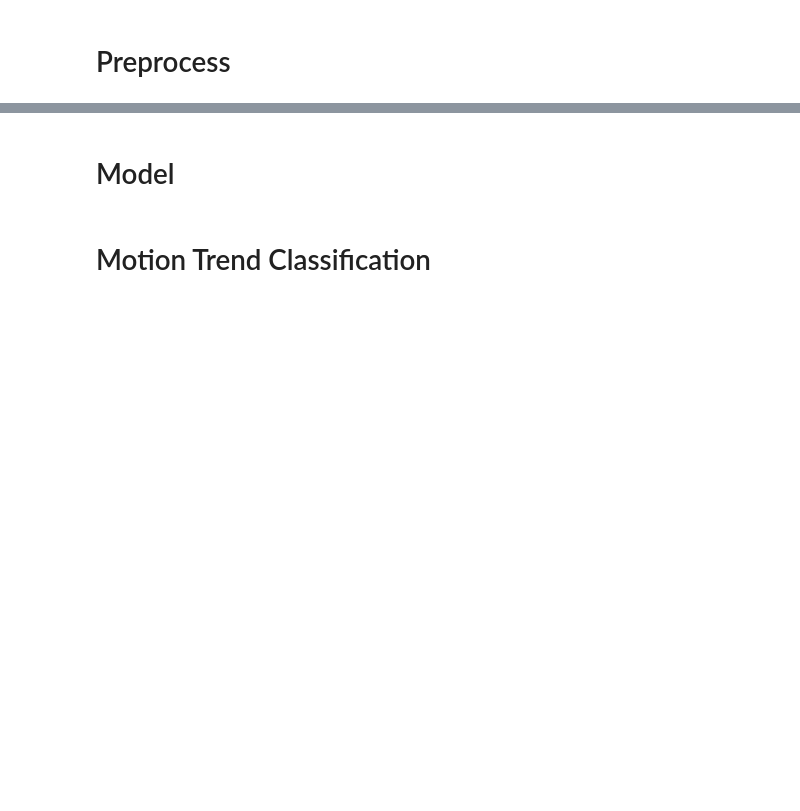
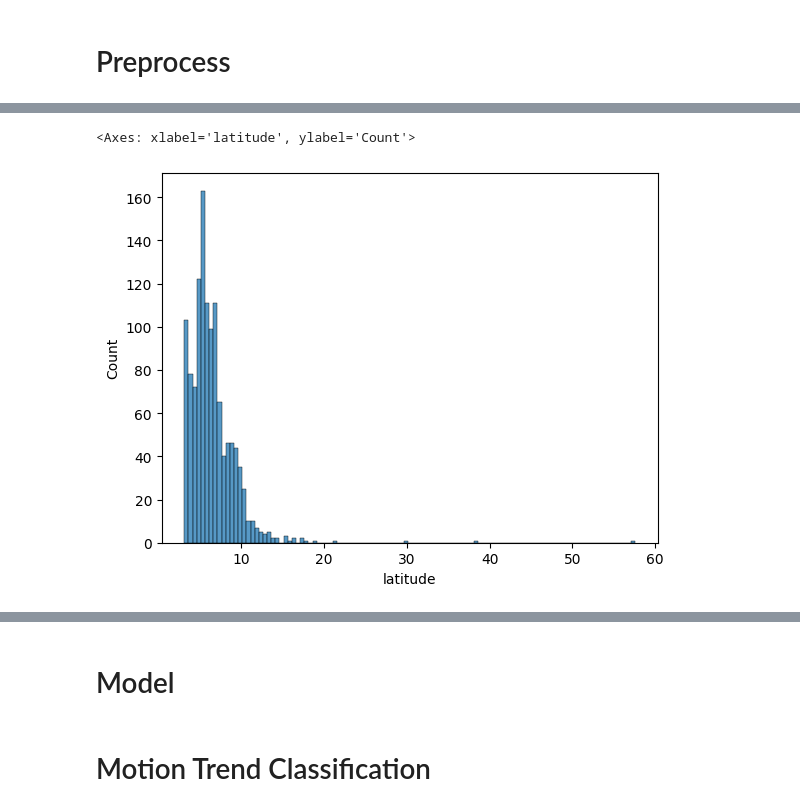
Before and after one commit to bar-katz/Flight_Anomalies, a Jupyter notebook: flight2vec.ipynb, the cells around one changed output, grey strips where cells are left out. Saved outputs shown, nothing was run; the diff lists cells and outputs as text; code cells hidden in the pictures; blank space fills up the shorter version.

```diff
--- a/flight2vec.ipynb
+++ b/flight2vec.ipynb
@@ -318 +449,6 @@ def plot_trajectory_with_patch_indices(traj, indexed_patches, behavior_count):
+# %%
+sns.histplot(df.groupby('segment_id')['latitude'].count() / 32)
+# %% [output]
+<Axes: xlabel='latitude', ylabel='Count'>
+[figure, added]
 # %%
```
Also changed, not shown: parts of 40 cells of this notebook.
